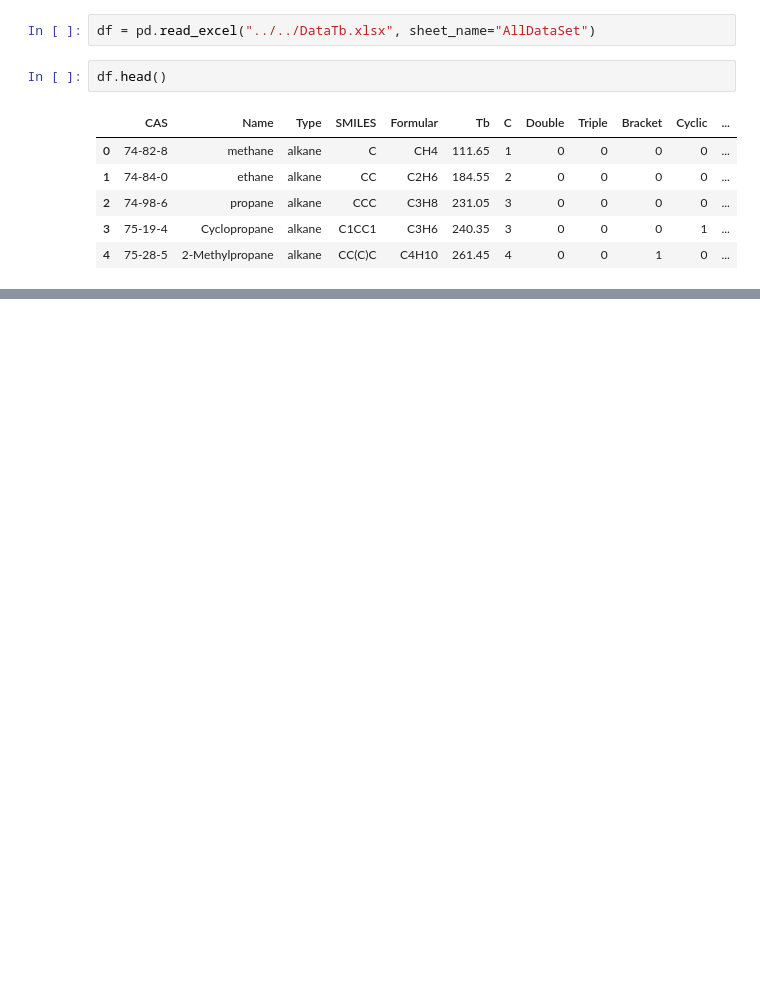
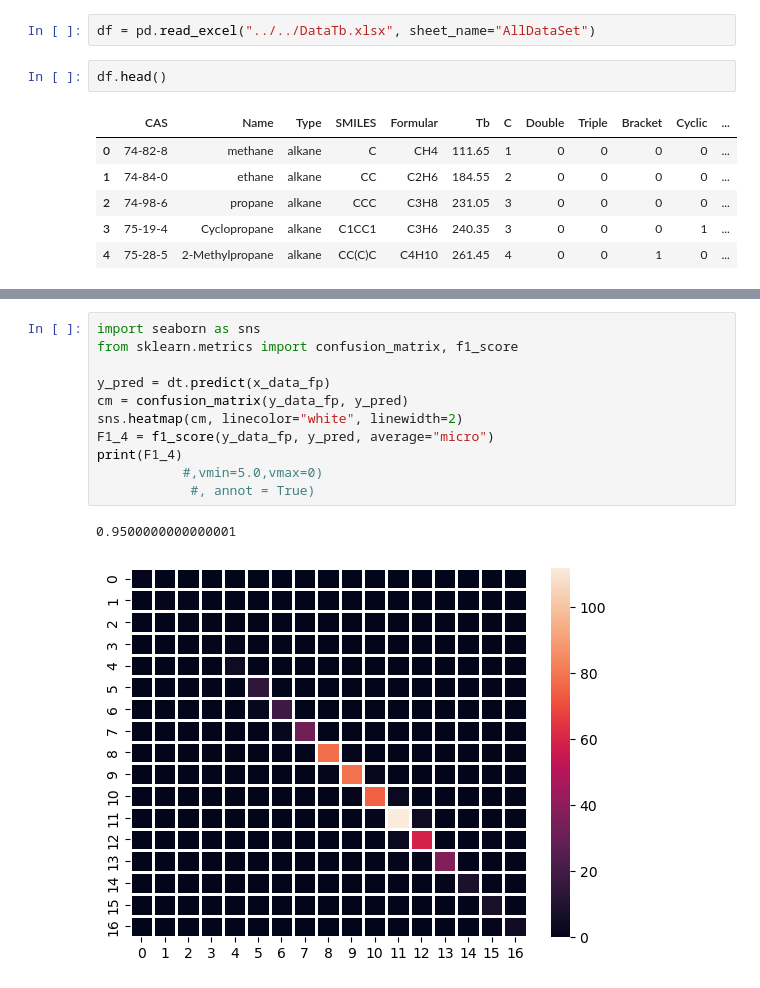
Before and after one commit to Sawahiko/SMILE_to_Feature, a Jupyter notebook: Example/For 2023-10-24/Example id=5.ipynb, the cells around one changed output, grey strips where cells are left out. Cells and saved outputs as stored; diff of their text form; blank space fills up the shorter version.

```diff
--- a/Example/For 2023-10-24/Example id=5.ipynb
+++ b/Example/For 2023-10-24/Example id=5.ipynb
@@ -161,0 +262,14 @@ sns.heatmap(cm)#linecolor="white", linewidth=2)
+# %%
+import seaborn as sns
+from sklearn.metrics import confusion_matrix, f1_score
+
+y_pred = dt.predict(x_data_fp)
+cm = confusion_matrix(y_data_fp, y_pred)
+sns.heatmap(cm, linecolor="white", linewidth=2)
+F1_4 = f1_score(y_data_fp, y_pred, average="micro")
+print(F1_4)
+           #,vmin=5.0,vmax=0)
+            #, annot = True)
+# %% [output]
+0.9500000000000001
+[figure, added]
```
Also changed, not shown: parts of 23 cells of this notebook.
